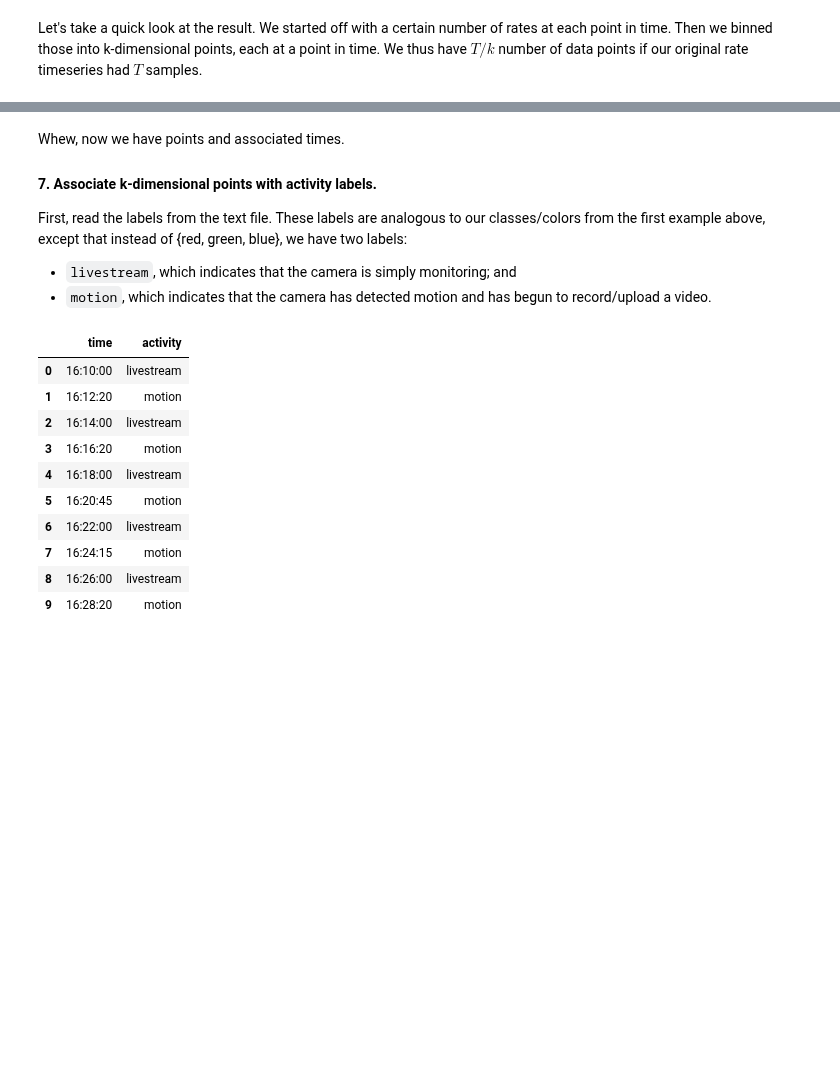
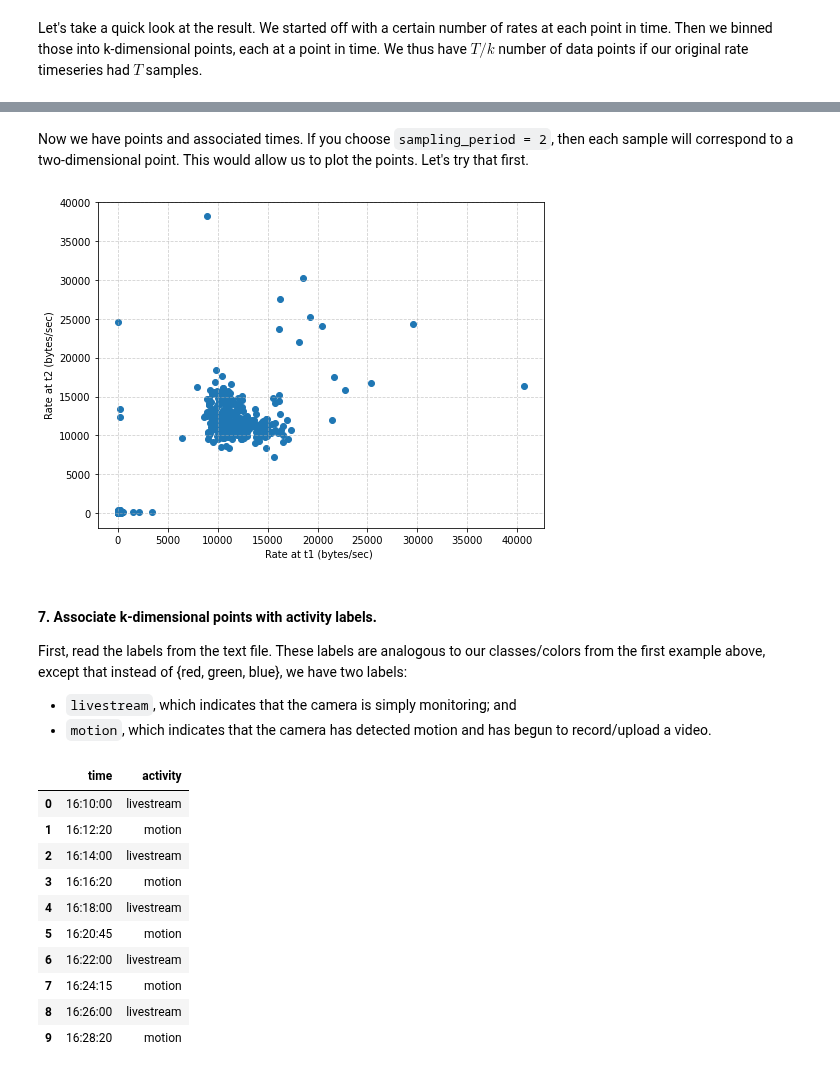
Before and after one commit to noise-lab/ml-networking, a Jupyter notebook: notebooks/4-Nearest-Neighbors-Trees.ipynb, the cells around one changed output, grey strips where cells are left out. Drawn from its saved outputs; the diff is of its cells as text; code cells hidden in the pictures; blank space fills up the shorter version.

```diff
--- a/notebooks/4-Nearest-Neighbors-Trees.ipynb
+++ b/notebooks/4-Nearest-Neighbors-Trees.ipynb
@@ -209,7 +215,16 @@ print(point_times[0])
 1469823003.271401
+# %% [markdown]
+Now we have points and associated times. If you choose `sampling_period = 2`, then each sample will correspond to a two-dimensional point. This would allow us to plot the points.  Let's try that first.
+# %%
+# Assign colors to each class (helps with visualization)
+plt.scatter(*zip(*points))
+plt.grid(linestyle='--', alpha=0.6)
+plt.xlabel('Rate at t1 (bytes/sec) ')
+plt.ylabel('Rate at t2 (bytes/sec)')
+plt.show()
+# %% [output]
+[figure, added]
 # %% [markdown]
-Whew, now we have points and associated times.
-
 #### 7. Associate k-dimensional points with activity labels.
 
 First, read the labels from the text file. These labels are analogous to our classes/colors from the first example above, except that instead of {red, green, blue}, we have two labels:
```
Also changed, not shown: parts of 18 cells of this notebook.
